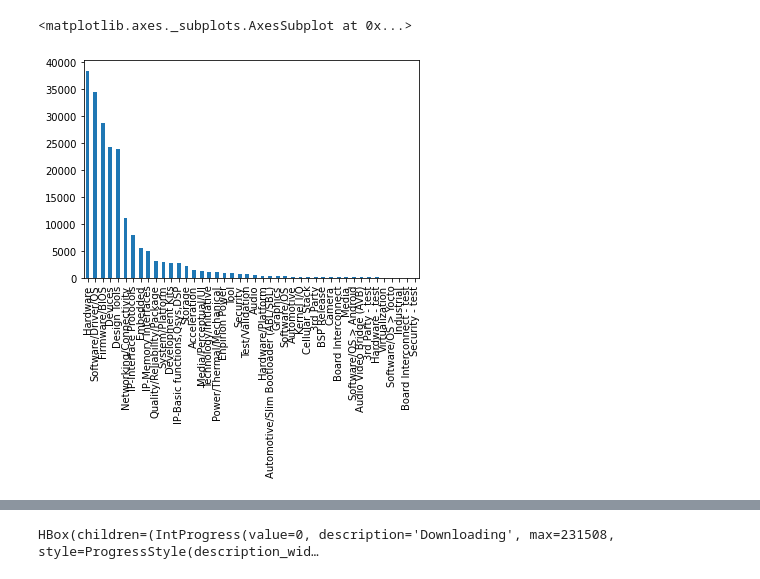
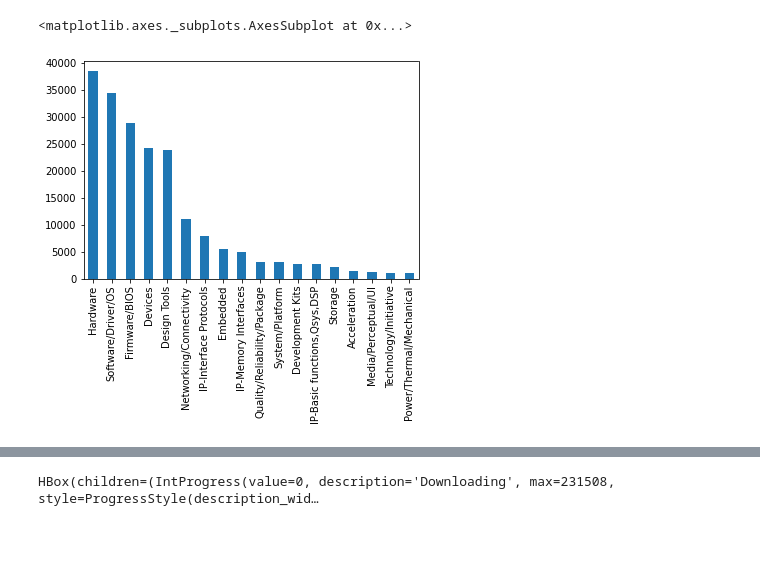
Before and after one commit to MosheWasserb/PyTorchNotbooks, a Jupyter notebook: IPS_Chalenge.ipynb, the cells around one changed output, grey strips where cells are left out. Cells and saved outputs as stored; diff of their text form; code cells hidden in the pictures; blank space fills up the shorter version.

```diff
--- a/IPS_Chalenge.ipynb
+++ b/IPS_Chalenge.ipynb
@@ -164,9 +63,0 @@ data=pd.read_csv(r"/gdrive/My Drive/IL/ips.csv")
-# %%
-# First col & second col should be text and category
-text_col=data.columns.values[2]
-category_col=data.columns.values[3]
-
-data[category_col].value_counts().plot.bar()
-# %% [output]
-<matplotlib.axes._subplots.AxesSubplot at 0x...>
-[figure, removed]
@@ -173,2 +72,6 @@ data[category_col].value_counts().plot.bar()
 # %%
-data_filter= data[data[category_col].isin(data[category_col].value_counts()[data[category_col].value_counts()>10000].index)]
+data_filter= data[data[category_col].isin(data[category_col].value_counts()[data[category_col].value_counts()>1000].index)]
+data_filter[category_col].value_counts().plot.bar()
+# %% [output]
+<matplotlib.axes._subplots.AxesSubplot at 0x...>
+[figure, added]
```
Also changed, not shown: parts of 132 cells of this notebook.
